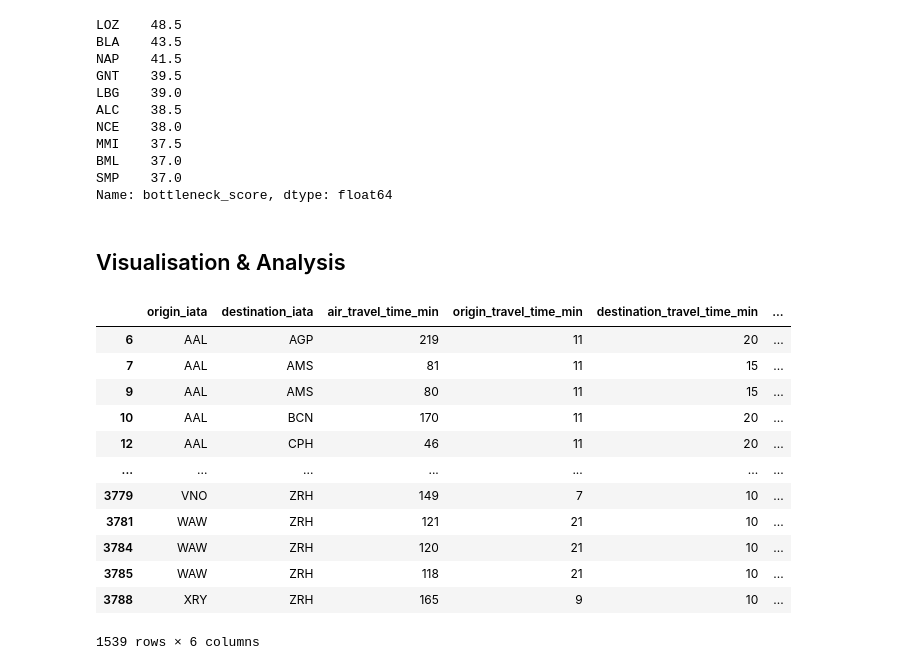
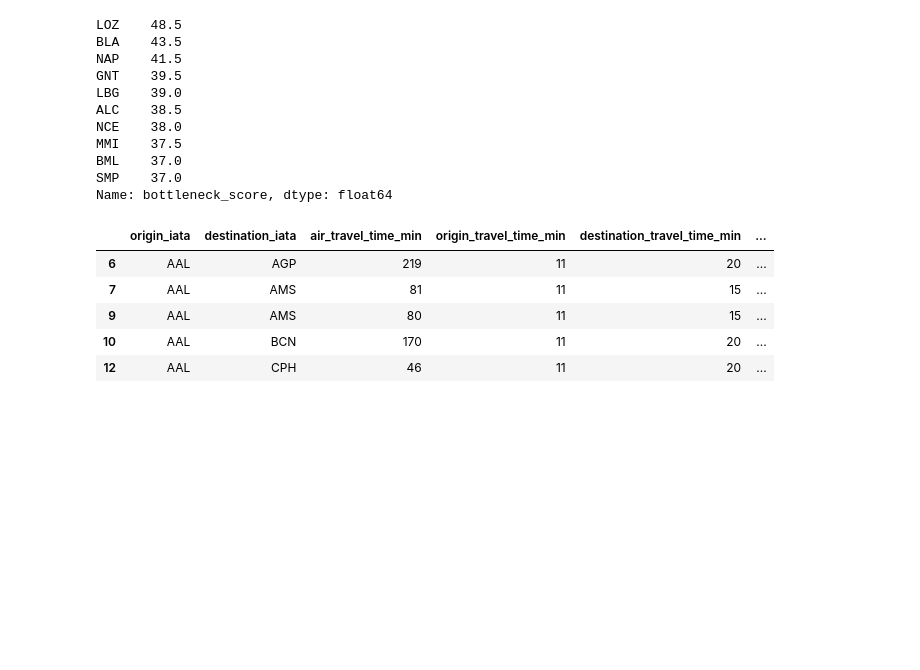
Before and after one commit to PhilippS01/ExDEx-A2, a Jupyter notebook: src/Q3_Analysis.ipynb, the cells around one changed output. Drawn from its saved outputs; the diff is of its cells as text; code cells hidden in the pictures; blank space fills up the shorter version.

Commit message:
Added some first Q3_Analysis

```diff
--- a/src/Q3_Analysis.ipynb
+++ b/src/Q3_Analysis.ipynb
@@ -322,6 +322,12 @@ df_joined = df_joined.merge(
 df_joined = df_joined.rename(columns={"city_airport_time_min": "destination_travel_time_min"})
 df_joined = df_joined.drop(columns=["iata_code"])
 
+# Calculate airport travel time
+df_joined["airport_travel_time_min"] = (
+    df_joined["origin_travel_time_min"] +
+    df_joined["destination_travel_time_min"]
+)
+
 # Calculate total travel time
 df_joined["total_travel_time_min"] = (
     df_joined["origin_travel_time_min"] +
@@ -422,21 +428,13 @@ MMI    37.5
 BML    37.0
 SMP    37.0
 Name: bottleneck_score, dtype: float64
-# %% [markdown]
-## Visualisation & Analysis
 # %%
-df_joined.dropna()
+df_clean = df_joined.dropna().copy()
+df_clean.head()
 # %% [output]
 |  | origin_iata | destination_iata | air_travel_time_min | origin_travel_time_min | destination_travel_time_min | ... |
 | 6 | AAL | AGP | 219 | 11 | 20 | ... |
 | 7 | AAL | AMS | 81 | 11 | 15 | ... |
 | 9 | AAL | AMS | 80 | 11 | 15 | ... |
 | 10 | AAL | BCN | 170 | 11 | 20 | ... |
 | 12 | AAL | CPH | 46 | 11 | 20 | ... |
-| ... | ... | ... | ... | ... | ... | ... |
-| 3779 | VNO | ZRH | 149 | 7 | 10 | ... |
-| 3781 | WAW | ZRH | 121 | 21 | 10 | ... |
-| 3784 | WAW | ZRH | 120 | 21 | 10 | ... |
-| 3785 | WAW | ZRH | 118 | 21 | 10 | ... |
-| 3788 | XRY | ZRH | 165 | 9 | 10 | ... |
-1539 rows × 6 columns
```
Also changed, not shown: parts of 11 cells of this notebook.
